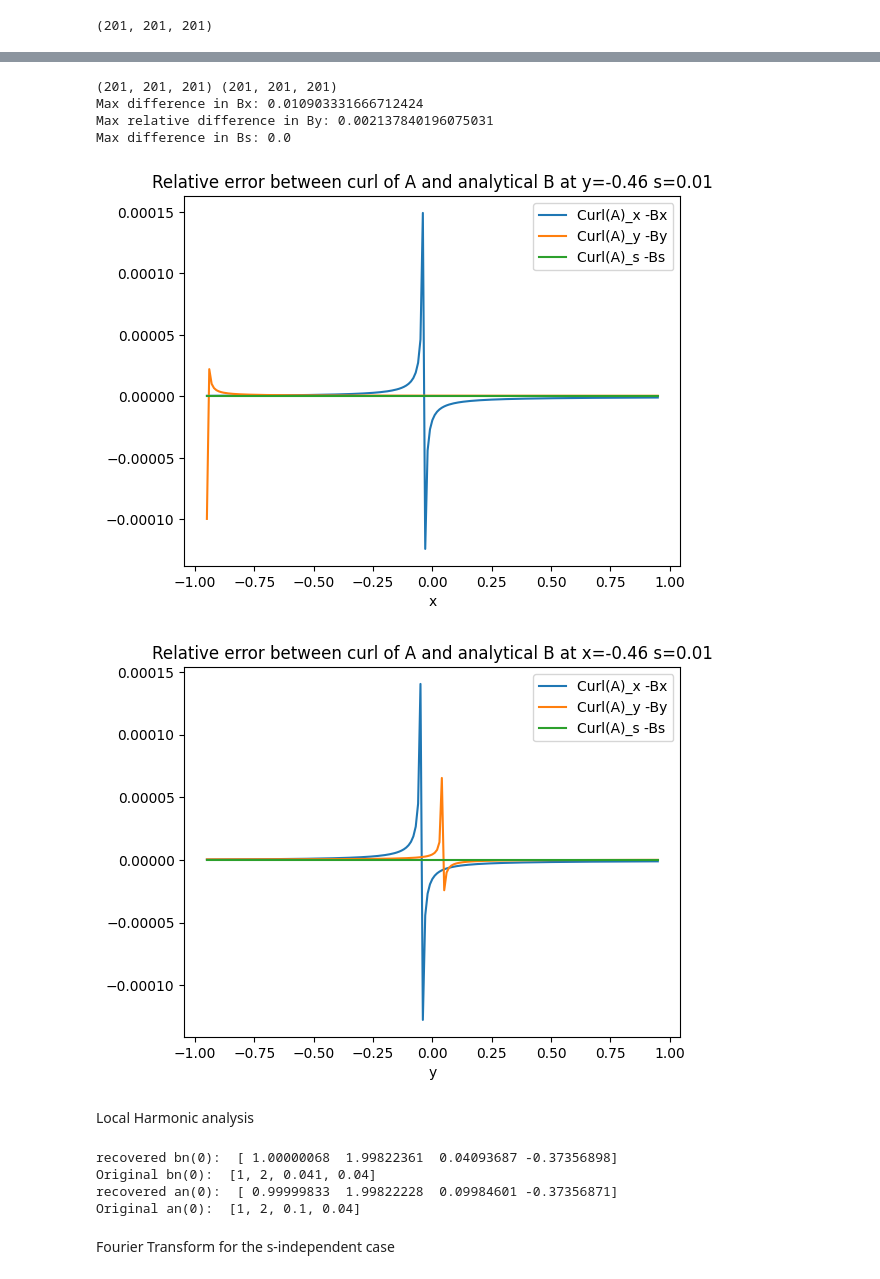
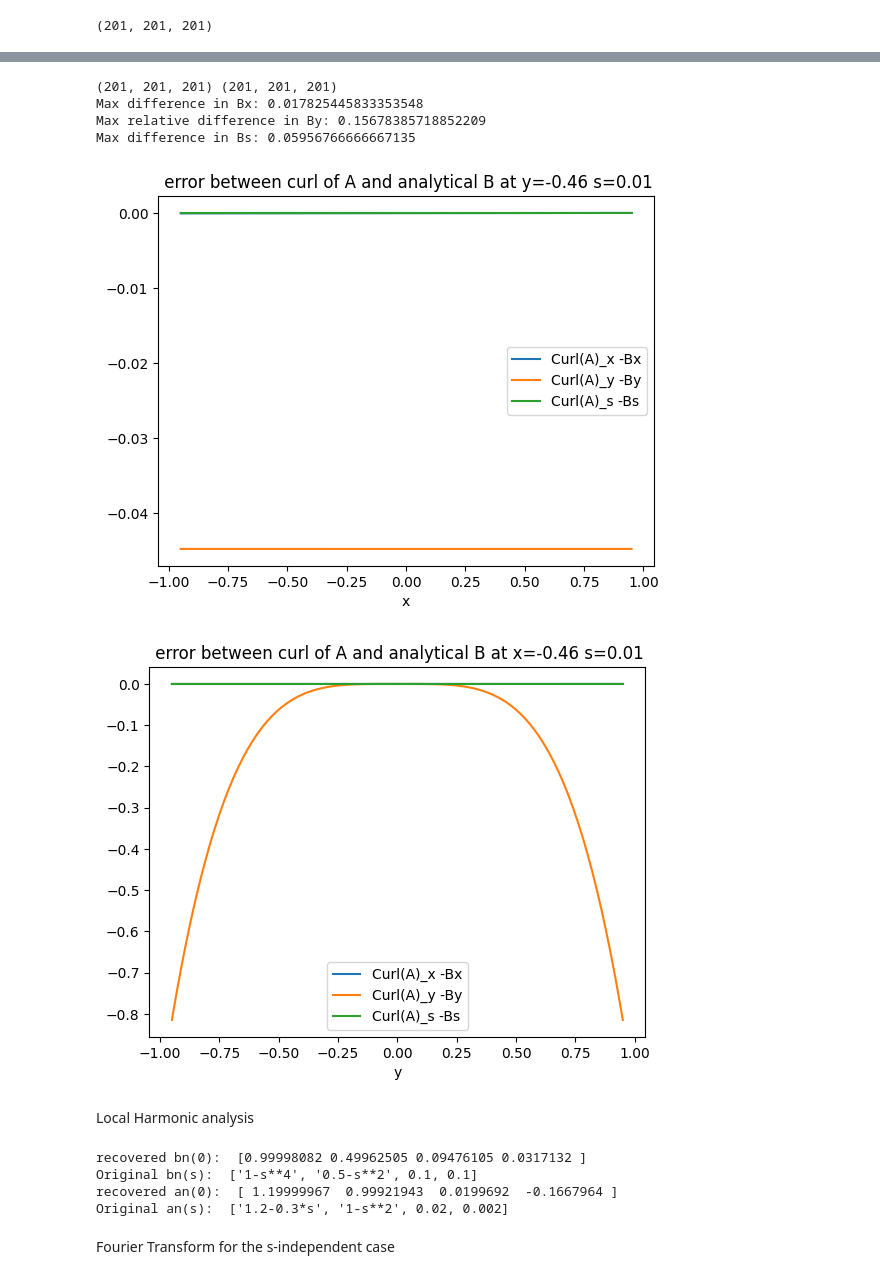
Before and after one commit to marcoliniF/bpmeth, a Jupyter notebook: preliminaryTrials/2abBAcurlB_HA_ab.ipynb, the cells around one changed output, grey strips where cells are left out. Cells and saved outputs as stored; diff of their text form; code cells hidden in the pictures.

```diff
--- a/preliminaryTrials/2abBAcurlB_HA_ab.ipynb
+++ b/preliminaryTrials/2abBAcurlB_HA_ab.ipynb
@@ -7,8 +7,8 @@ from sympy import lambdify
 from sympy.abc import x, y, s
 # %%
 #start from multipole coeefficients a_n(s)=a1,a2,... and b_n(s)
-a_coeffs = [1 ,2,0.1, 0.04]
-b_coeffs = [1,2,0.041, 0.04]
+a_coeffs = ["1.2-0.3*s", "1-s**2", 0.02, 0.002]
+b_coeffs = ["1-s**4","0.5-s**2",0.1, 0.1]
 #get scalar potential
 expansion=bpmeth.FieldExpansion(a=a_coeffs, b=b_coeffs)
 #expansion.plot_components()
@@ -96,46 +96,46 @@ curl_Ax, curl_Ay, curl_As = curl_3d(Ax_ana, Ay_ana, As_ana, dx, dy, ds)
 print(curl_Ax.shape, Bx_ana.shape)
 # Compare with computed curl
 print("Max difference in Bx:", np.max(np.abs(curl_Ax - Bx_ana)))
 print("Max relative difference in By:", np.max(np.abs(curl_Ay - By_ana))/np.max(np.abs(By_ana)))
 print("Max difference in Bs:", np.max(np.abs(curl_As - Bs_ana)))
 
 truncatedx=xa[5:npoints-5]#to avoid boundary effects from finite differences
 #truncateds=sa[5:npoints-5]#to avoid boundary effects from finite differences
 #position=(45, 54,slice(5,npoints-5))#x=0, y=0, all s
 position=( slice(5,npoints-5),54, 101)#all x, y=0, s=0.5
 
-plt.plot(truncatedx, (curl_Ax[position]-Bx_ana[position])/Bx_ana[position], label='Curl(A)_x -Bx')
+plt.plot(truncatedx, (curl_Ax[position]-Bx_ana[position]), label='Curl(A)_x -Bx')
 plt.xlabel('x')
-plt.title('Relative error between curl of A and analytical B at y='+str(round(sa[position[1]],2)) +" s="+str(round(sa[position[2]],2)))
+plt.title(' error between curl of A and analytical B at y='+str(round(sa[position[1]],2)) +" s="+str(round(sa[position[2]],2)))
 
-plt.plot(truncatedx, (curl_Ay[position]-By_ana[position])/By_ana[position], label='Curl(A)_y -By')
-plt.plot(truncatedx, (curl_As[position]-Bs_ana[position])/(Bs_ana[position]+1e-9), label='Curl(A)_s -Bs')
+plt.plot(truncatedx, (curl_Ay[position]-By_ana[position]), label='Curl(A)_y -By')
+plt.plot(truncatedx, (curl_As[position]-Bs_ana[position]), label='Curl(A)_s -Bs')
 
 #plt.ylim((np.min((curl_Ay[position]-By_ana[position])/By_ana[position]), np.max((curl_Ay[position]-By_ana[position])/By_ana[position])))
 plt.legend()
 
 plt.show()
 
 truncatedy=xa[5:npoints-5]#to avoid boundary effects from finite differences
 positiony=( 54,slice(5,npoints-5), 101)#all x, y=0, s=0.5
 
-plt.plot(truncatedy, (curl_Ax[positiony]-Bx_ana[positiony])/Bx_ana[positiony], label='Curl(A)_x -Bx')
+plt.plot(truncatedy, (curl_Ax[positiony]-Bx_ana[positiony]), label='Curl(A)_x -Bx')
 plt.xlabel('y')
-plt.title('Relative error between curl of A and analytical B at x='+str(round(sa[positiony[0]],2)) +" s="+str(round(sa[positiony[2]],2)))
+plt.title(' error between curl of A and analytical B at x='+str(round(sa[positiony[0]],2)) +" s="+str(round(sa[positiony[2]],2)))
 
-plt.plot(truncatedy, (curl_Ay[positiony]-By_ana[positiony])/By_ana[positiony], label='Curl(A)_y -By')
-plt.plot(truncatedy, (curl_As[positiony]-Bs_ana[positiony])/(Bs_ana[positiony]+1e-9), label='Curl(A)_s -Bs')
+plt.plot(truncatedy, (curl_Ay[positiony]-By_ana[positiony]), label='Curl(A)_y -By')
+plt.plot(truncatedy, (curl_As[positiony]-Bs_ana[positiony]), label='Curl(A)_s -Bs')
 #plt.ylim((np.min((curl_Ay[positiony]-By_ana[positiony])/By_ana[positiony]), np.max((curl_Ay[positiony]-By_ana[positiony])/By_ana[positiony])))
 plt.legend()
 
 plt.show()
 # %% [output]
 (201, 201, 201) (201, 201, 201)
-Max difference in Bx: 0.010903331666712424
-Max relative difference in By: 0.002137840196075031
-Max difference in Bs: 0.0
+Max difference in Bx: 0.017825445833353548
+Max relative difference in By: 0.15678385718852209
+Max difference in Bs: 0.05956766666667135
-[figure, old version]
+[figure, new version]
-[figure, old version]
+[figure, new version]
 # %% [markdown]
 Local Harmonic analysis
 # %%
@@ -155,14 +155,14 @@ bn=bnianfromcurl.real[:len(b_coeffs)]
 an=bnianfromcurl.imag[:len(a_coeffs)]
 
 print("recovered bn(0): ",bn )
-print("Original bn(0): ", b_coeffs)
+print("Original bn(s): ", b_coeffs)
 print("recovered an(0): ",an )
-print("Original an(0): ", a_coeffs)
+print("Original an(s): ", a_coeffs)
 # %% [output]
-recovered bn(0):  [ 1.00000068  1.99822361  0.04093687 -0.37356898]
-Original bn(0):  [1, 2, 0.041, 0.04]
-recovered an(0):  [ 0.99999833  1.99822228  0.09984601 -0.37356871]
-Original an(0):  [1, 2, 0.1, 0.04]
+recovered bn(0):  [0.99998082 0.49962505 0.09476105 0.0317132 ]
+Original bn(s):  ['1-s**4', '0.5-s**2', 0.1, 0.1]
+recovered an(0):  [ 1.19999967  0.99921943  0.0199692  -0.1667964 ]
+Original an(s):  ['1.2-0.3*s', '1-s**2', 0.02, 0.002]
 # %% [markdown]
 Fourier Transform for the s-independent case
 # %%
```
Also changed, not shown: parts of 11 cells of this notebook, 1 other file.
